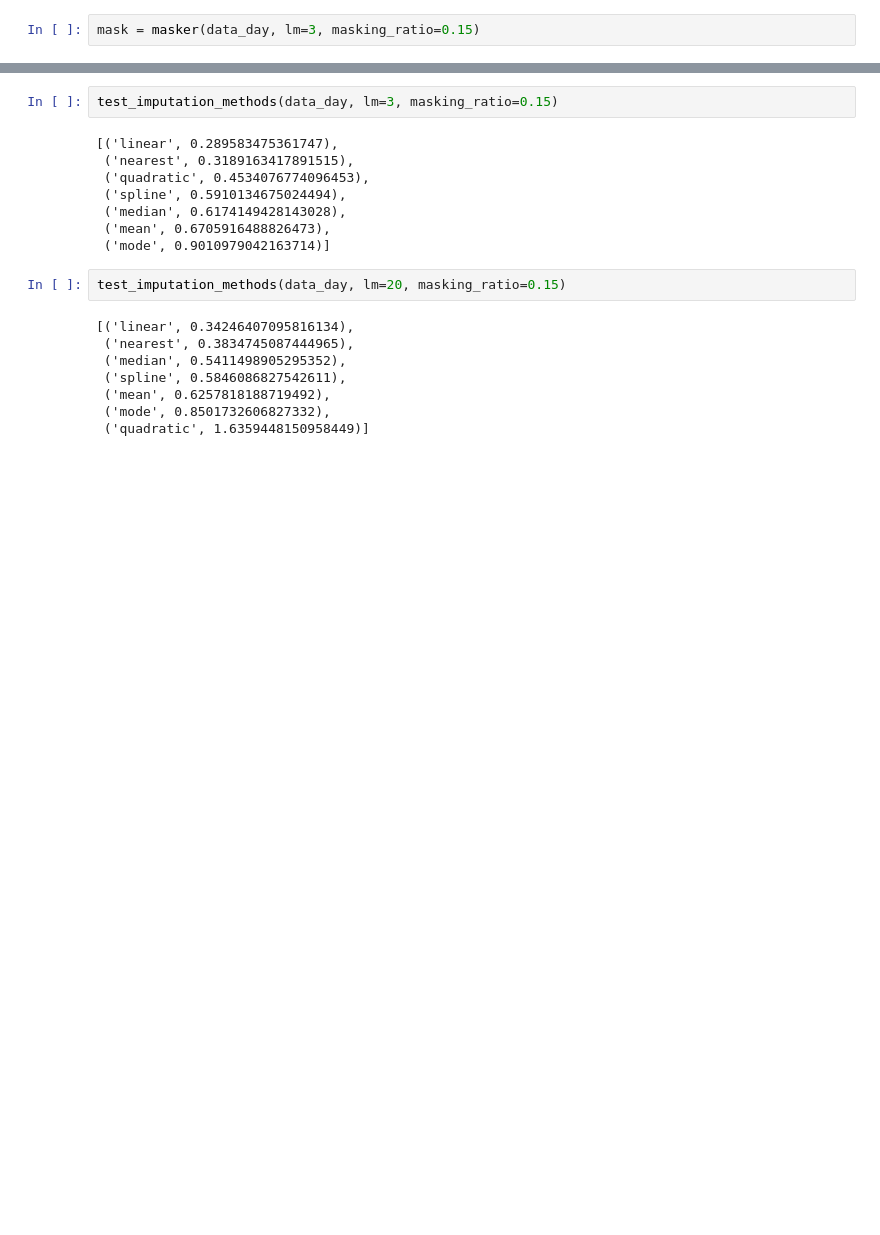
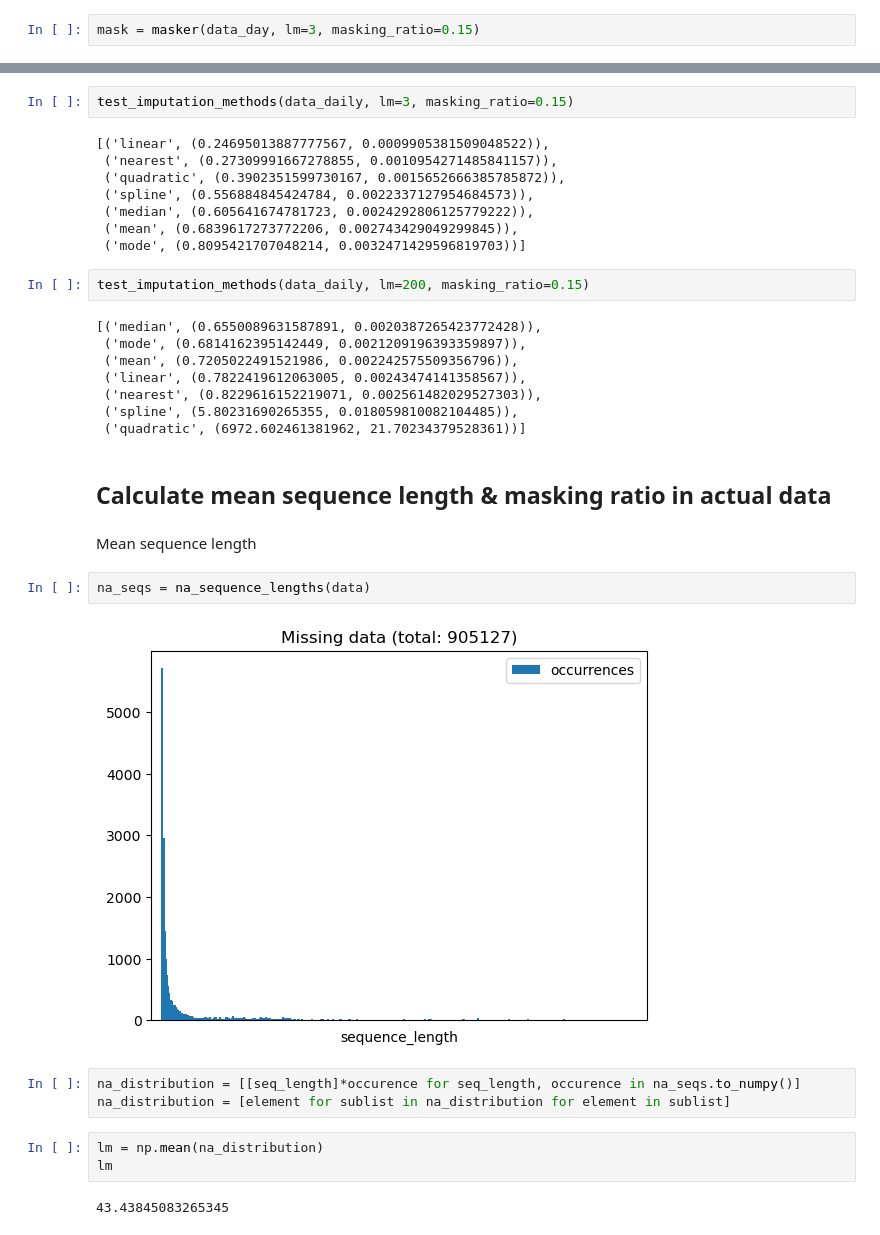
Before and after one commit to Yahnnosh/Sensor-Based-Modeling-of-Fatigue-Using-Transformer-Model, a Jupyter notebook: imputation_comparison.ipynb, the cells around one changed output, grey strips where cells are left out. Saved outputs shown, nothing was run; the diff lists cells and outputs as text; blank space fills up the shorter version.

```diff
--- a/imputation_comparison.ipynb
+++ b/imputation_comparison.ipynb
@@ -691,20 +777,36 @@ def test_imputation_methods(dat, lm=3, masking_ratio=0.15) -> dict:
 # %%
-test_imputation_methods(data_day, lm=3, masking_ratio=0.15)
+test_imputation_methods(data_daily, lm=3, masking_ratio=0.15)
 # %% [output]
-[('linear', 0.289583475361747),
- ('nearest', 0.3189163417891515),
- ('quadratic', 0.4534076774096453),
- ('spline', 0.5910134675024494),
- ('median', 0.6174149428143028),
- ('mean', 0.6705916488826473),
- ('mode', 0.9010979042163714)]
+[('linear', (0.24695013887777567, 0.0009905381509048522)),
+ ('nearest', (0.27309991667278855, 0.0010954271485841157)),
+ ('quadratic', (0.3902351599730167, 0.0015652666385785872)),
+ ('spline', (0.556884845424784, 0.0022337127954684573)),
+ ('median', (0.605641674781723, 0.0024292806125779222)),
+ ('mean', (0.6839617273772206, 0.002743429049299845)),
+ ('mode', (0.8095421707048214, 0.0032471429596819703))]
 # %%
-test_imputation_methods(data_day, lm=20, masking_ratio=0.15)
+test_imputation_methods(data_daily, lm=200, masking_ratio=0.15)
 # %% [output]
-[('linear', 0.34246407095816134),
- ('nearest', 0.3834745087444965),
- ('median', 0.5411498905295352),
- ('spline', 0.5846086827542611),
- ('mean', 0.6257818188719492),
- ('mode', 0.8501732606827332),
- ('quadratic', 1.6359448150958449)]
+[('median', (0.6550089631587891, 0.0020387265423772428)),
+ ('mode', (0.6814162395142449, 0.0021209196393359897)),
+ ('mean', (0.7205022491521986, 0.002242575509356796)),
+ ('linear', (0.7822419612063005, 0.00243474141358567)),
+ ('nearest', (0.8229616152219071, 0.002561482029527303)),
+ ('spline', (5.80231690265355, 0.018059810082104485)),
+ ('quadratic', (6972.602461381962, 21.70234379528361))]
+# %% [markdown]
+## Calculate mean sequence length & masking ratio in actual data
+# %% [markdown]
+Mean sequence length
+# %%
+na_seqs = na_sequence_lengths(data)
+# %% [output]
+[figure, added]
+# %%
+na_distribution = [[seq_length]*occurence for seq_length, occurence in na_seqs.to_numpy()]
+na_distribution = [element for sublist in na_distribution for element in sublist]
+# %%
+lm = np.mean(na_distribution)
+lm
+# %% [output]
+43.43845083265345
```
Also changed, not shown: parts of 38 cells of this notebook, 1 other file.
